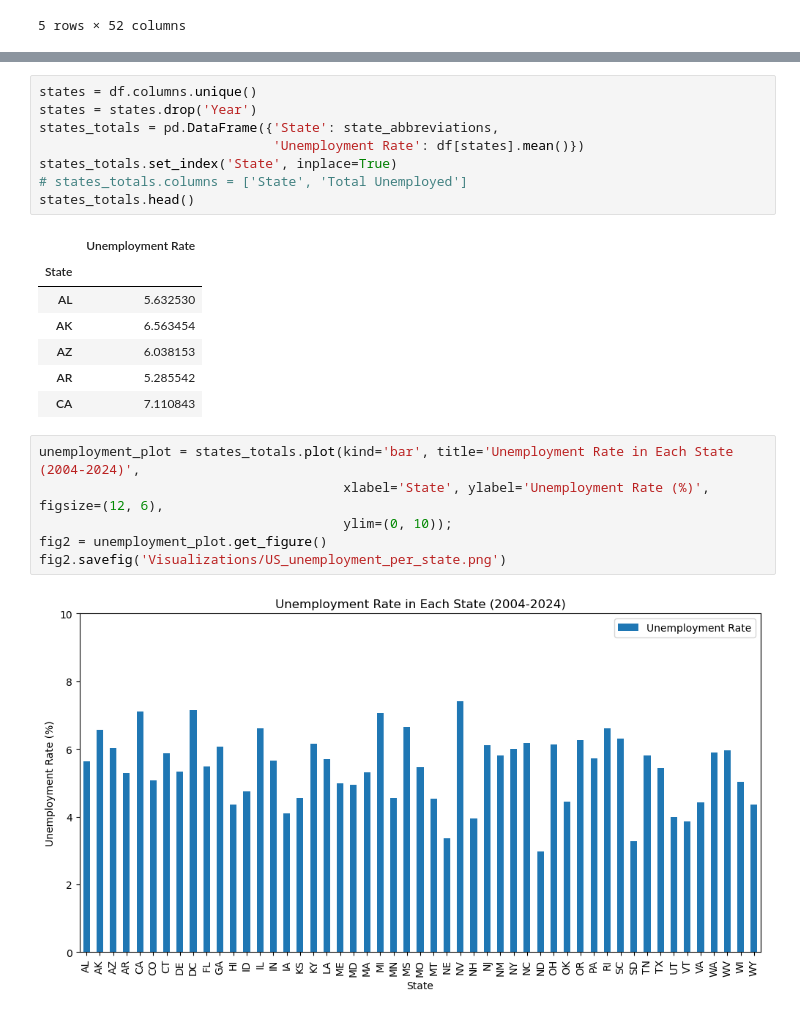
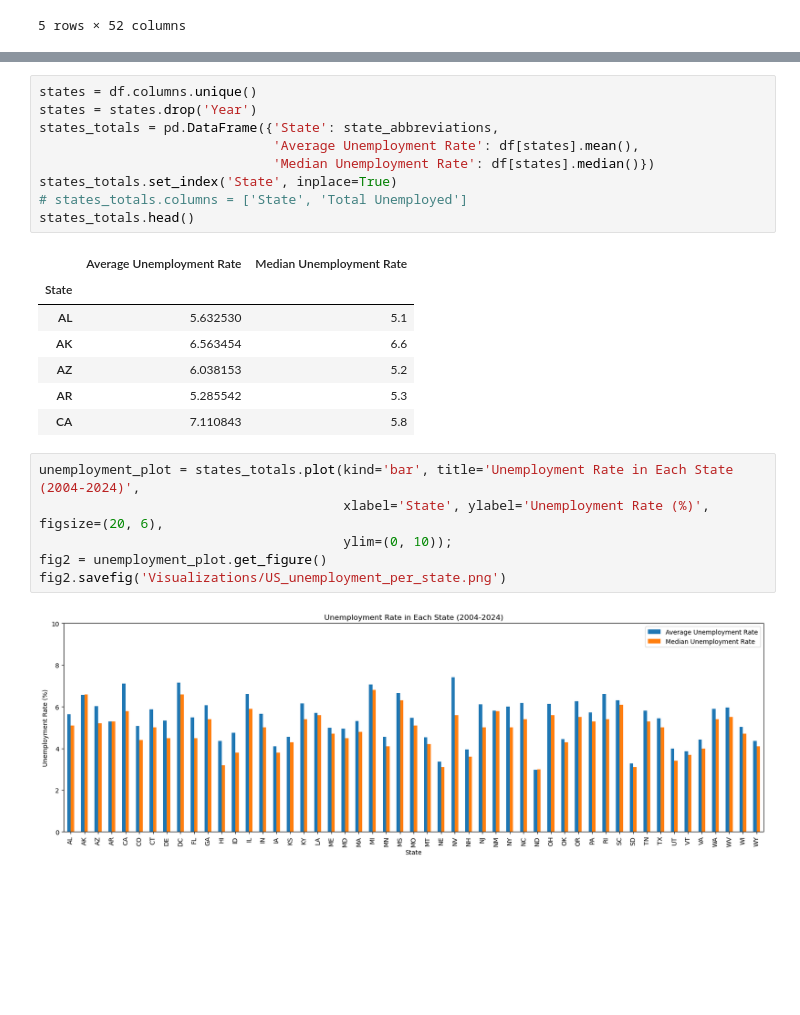
Before and after one commit to d-burke-data/Project_01, a Jupyter notebook: Work_Camden/unemployment_stats.ipynb, the cells around one changed output, grey strips where cells are left out. Saved outputs shown, nothing was run; the diff lists cells and outputs as text; blank space fills up the shorter version.

Commit message:
Added medain rates.

```diff
--- a/Work_Camden/unemployment_stats.ipynb
+++ b/Work_Camden/unemployment_stats.ipynb
@@ -116,23 +106,24 @@ fig1.savefig('Visualizations/US_unemployment_per_year.png')
 states = df.columns.unique()
 states = states.drop('Year')
 states_totals = pd.DataFrame({'State': state_abbreviations,
-                              'Unemployment Rate': df[states].mean()})
+                              'Average Unemployment Rate': df[states].mean(),
+                              'Median Unemployment Rate': df[states].median()})
 states_totals.set_index('State', inplace=True)
 # states_totals.columns = ['State', 'Total Unemployed']
 states_totals.head()
 # %% [output]
-|  | Unemployment Rate |
-| State |  |
-| AL | 5.632530 |
-| AK | 6.563454 |
-| AZ | 6.038153 |
-| AR | 5.285542 |
-| CA | 7.110843 |
+|  | Average Unemployment Rate | Median Unemployment Rate |
+| State |  |  |
+| AL | 5.632530 | 5.1 |
+| AK | 6.563454 | 6.6 |
+| AZ | 6.038153 | 5.2 |
+| AR | 5.285542 | 5.3 |
+| CA | 7.110843 | 5.8 |
 # %%
 unemployment_plot = states_totals.plot(kind='bar', title='Unemployment Rate in Each State (2004-2024)',
-                                       xlabel='State', ylabel='Unemployment Rate (%)', figsize=(12, 6),
+                                       xlabel='State', ylabel='Unemployment Rate (%)', figsize=(20, 6),
                                        ylim=(0, 10));
 fig2 = unemployment_plot.get_figure()
 fig2.savefig('Visualizations/US_unemployment_per_state.png')
 # %% [output]
-[figure, old version]
+[figure, new version]
```
Also changed, not shown: parts of 5 cells of this notebook, 2 other files.
